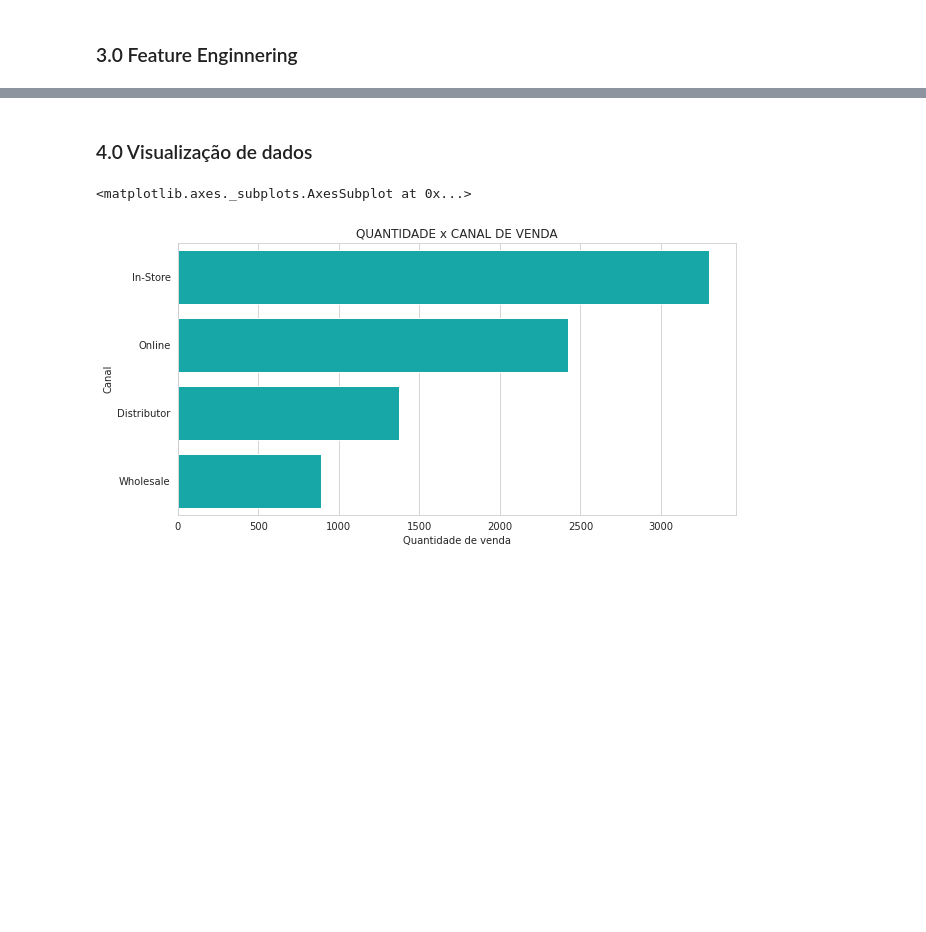
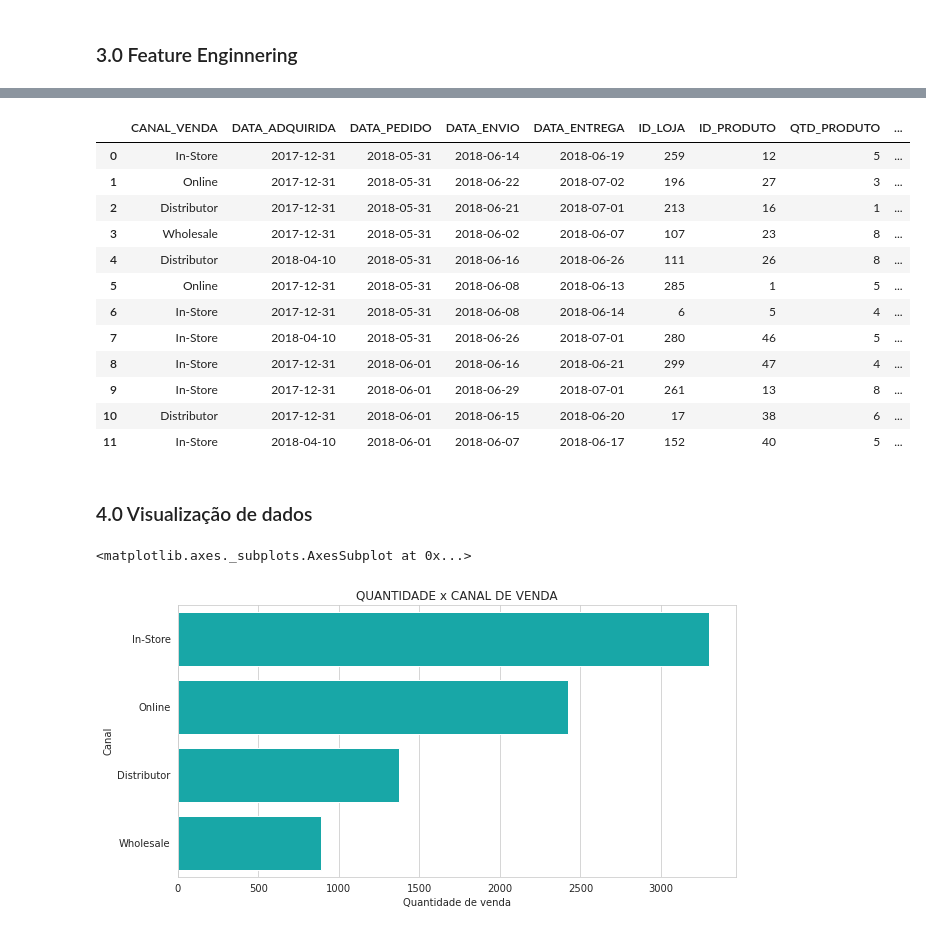
Before and after one commit to wander-asb/Estudos_ML, a Jupyter notebook: Sales.ipynb, the cells around one changed output, grey strips where cells are left out. Drawn from its saved outputs; the diff is of its cells as text; code cells hidden in the pictures; blank space fills up the shorter version.

```diff
--- a/Sales.ipynb
+++ b/Sales.ipynb
@@ -100,3 +100,19 @@ df[['LUCRO_PRODUTO', 'INTERVALO_ENTREGA', 'VALOR_COMPRA', 'LUCRO_TOTAL', 'SUPLLY
+# %%
+df.head(12)
+# %% [output]
+|  | CANAL_VENDA | DATA_ADQUIRIDA | DATA_PEDIDO | DATA_ENVIO | DATA_ENTREGA | ID_LOJA | ID_PRODUTO | QTD_PRODUTO | ... |
+| 0 | In-Store | 2017-12-31 | 2018-05-31 | 2018-06-14 | 2018-06-19 | 259 | 12 | 5 | ... |
+| 1 | Online | 2017-12-31 | 2018-05-31 | 2018-06-22 | 2018-07-02 | 196 | 27 | 3 | ... |
+| 2 | Distributor | 2017-12-31 | 2018-05-31 | 2018-06-21 | 2018-07-01 | 213 | 16 | 1 | ... |
+| 3 | Wholesale | 2017-12-31 | 2018-05-31 | 2018-06-02 | 2018-06-07 | 107 | 23 | 8 | ... |
+| 4 | Distributor | 2018-04-10 | 2018-05-31 | 2018-06-16 | 2018-06-26 | 111 | 26 | 8 | ... |
+| 5 | Online | 2017-12-31 | 2018-05-31 | 2018-06-08 | 2018-06-13 | 285 | 1 | 5 | ... |
+| 6 | In-Store | 2017-12-31 | 2018-05-31 | 2018-06-08 | 2018-06-14 | 6 | 5 | 4 | ... |
+| 7 | In-Store | 2018-04-10 | 2018-05-31 | 2018-06-26 | 2018-07-01 | 280 | 46 | 5 | ... |
+| 8 | In-Store | 2017-12-31 | 2018-06-01 | 2018-06-16 | 2018-06-21 | 299 | 47 | 4 | ... |
+| 9 | In-Store | 2017-12-31 | 2018-06-01 | 2018-06-29 | 2018-07-01 | 261 | 13 | 8 | ... |
+| 10 | Distributor | 2017-12-31 | 2018-06-01 | 2018-06-15 | 2018-06-20 | 17 | 38 | 6 | ... |
+| 11 | In-Store | 2018-04-10 | 2018-06-01 | 2018-06-07 | 2018-06-17 | 152 | 40 | 5 | ... |
 # %% [markdown]
 ### 4.0 Visualização de dados
 # %%
```
Also changed, not shown: parts of 3 cells of this notebook.
